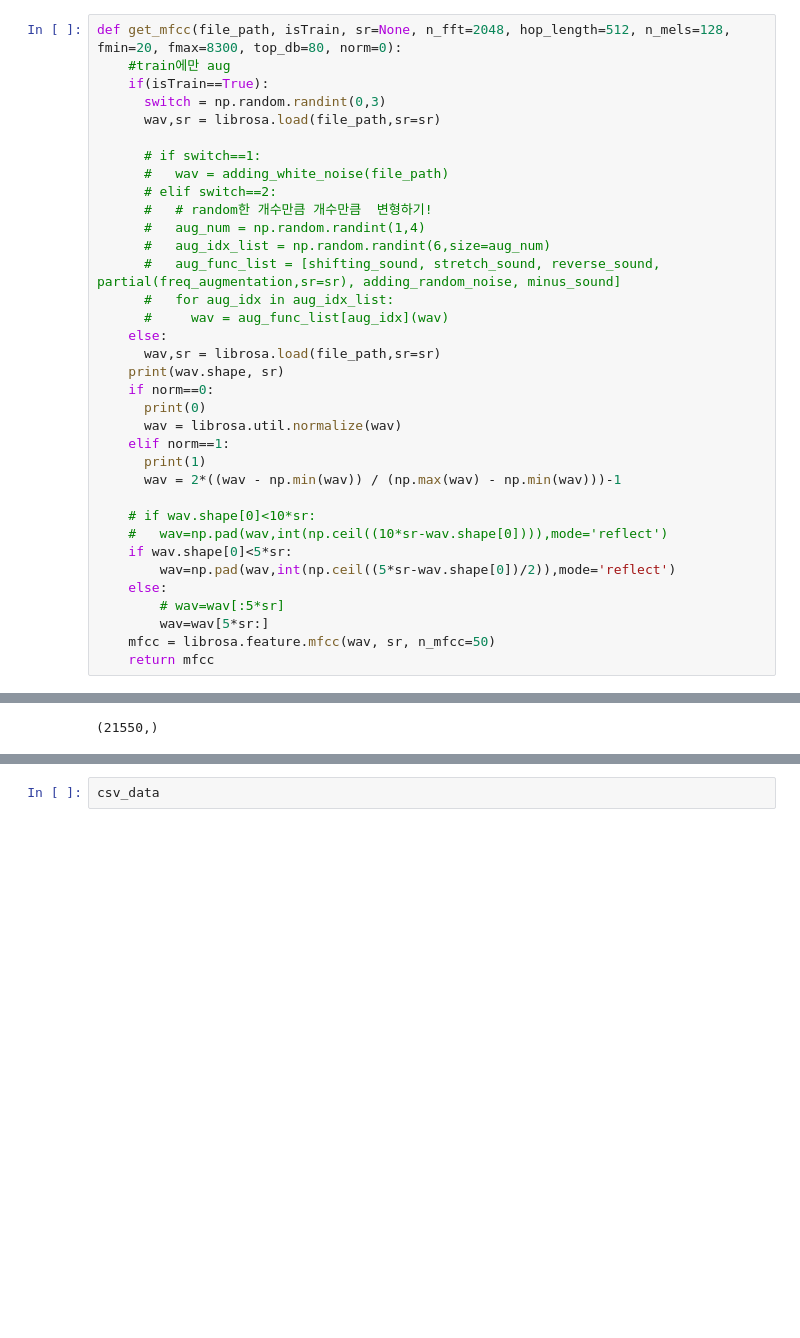
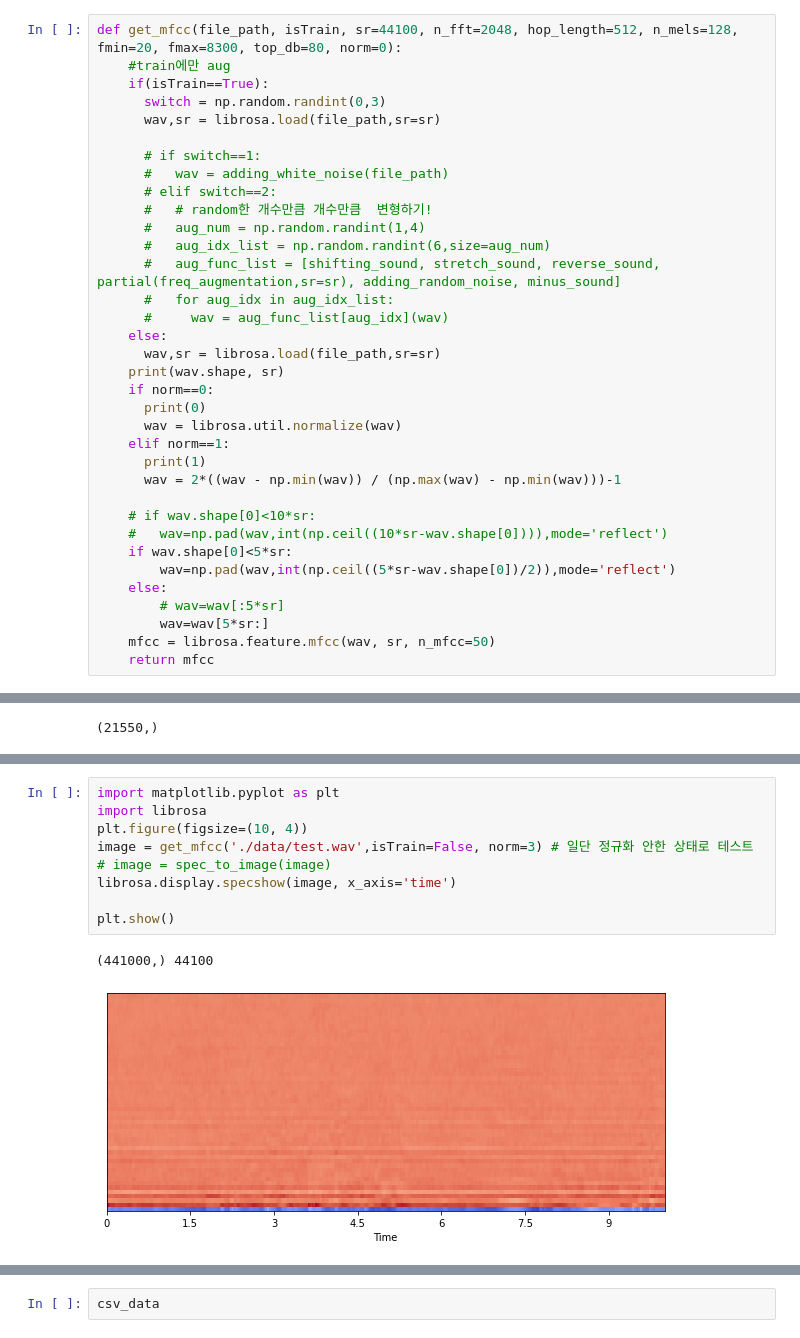
Before and after one commit to dizwe/snorrr, a Jupyter notebook: new_snorrr_true_false_light_keras.ipynb, the cells around one changed output, grey strips where cells are left out. Saved outputs shown, nothing was run; the diff lists cells and outputs as text; blank space fills up the shorter version.

```diff
--- a/new_snorrr_true_false_light_keras.ipynb
+++ b/new_snorrr_true_false_light_keras.ipynb
@@ -182,7 +188,7 @@ def adding_white_noise(file_path, sr=22050, noise_quite=25):
     wav,sr = librosa.load(os.path.join(current_dir, 'temp.mp3'),sr=sr)
     return wav
 # %%
-def get_mfcc(file_path, isTrain, sr=None, n_fft=2048, hop_length=512, n_mels=128, fmin=20, fmax=8300, top_db=80, norm=0):
+def get_mfcc(file_path, isTrain, sr=44100, n_fft=2048, hop_length=512, n_mels=128, fmin=20, fmax=8300, top_db=80, norm=0):
     #train에만 aug
     if(isTrain==True):
       switch = np.random.randint(0,3)
@@ -683,0 +728,12 @@ csv_data.shape
+# %%
+import matplotlib.pyplot as plt
+import librosa
+plt.figure(figsize=(10, 4))
+image = get_mfcc('./data/test.wav',isTrain=False, norm=3) # 일단 정규화 안한 상태로 테스트
+# image = spec_to_image(image)
+librosa.display.specshow(image, x_axis='time')
+
+plt.show()
+# %% [output]
+(441000,) 44100
+[figure, added]
```
Also changed, not shown: parts of 17 cells of this notebook, 1 other file.
